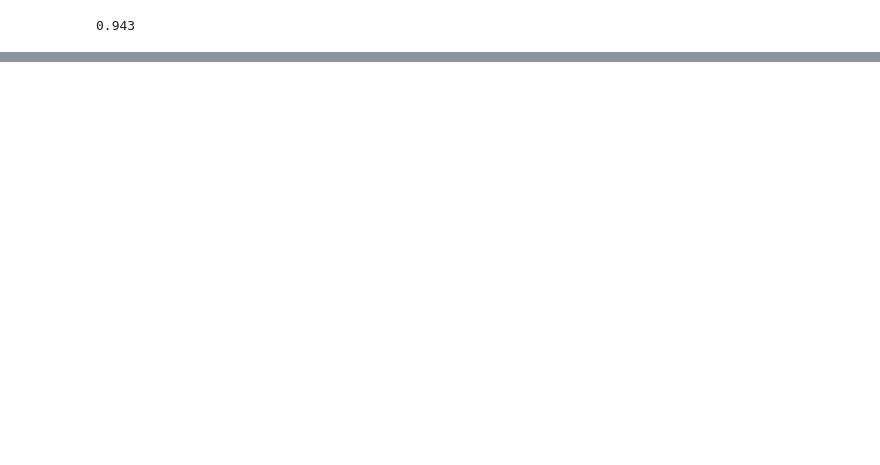
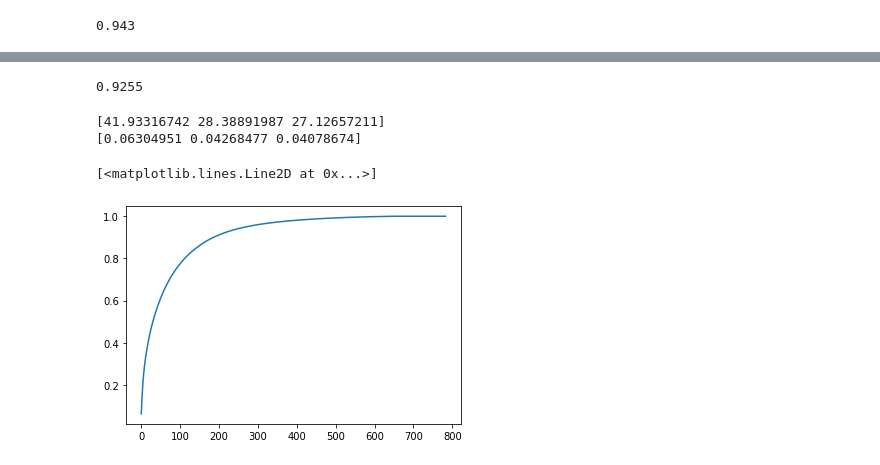
Before and after one commit to MSHAHID1122/PCA-MNIST-dataset-, a Jupyter notebook: pca.ipynb, the cells around one changed output, grey strips where cells are left out. Drawn from its saved outputs; the diff is of its cells as text; code cells hidden in the pictures; blank space fills up the shorter version.

```diff
--- a/pca.ipynb
+++ b/pca.ipynb
@@ -51,3 +51,8 @@ from sklearn.metrics import accuracy_score
 accuracy_score(y_test,y_pred)
 # %% [output]
 0.943
+# %%
+from sklearn.preprocessing import StandardScaler
+scaler = StandardScaler()
+X_train = scaler.fit_transform(X_train)
+X_test = scaler.transform(X_test)
@@ -53,0 +71,4 @@ accuracy_score(y_test,y_pred)
+# %%
+print(accuracy_score(y_test,predicted_values))
+# %% [output]
+0.9255
@@ -53,0 +89,6 @@ accuracy_score(y_test,y_pred)
+# %%
+print(pca.explained_variance_)
+print(pca.explained_variance_ratio_)
+# %% [output]
+[41.93316742 28.38891987 27.12657211]
+[0.06304951 0.04268477 0.04078674]
@@ -53,0 +101,10 @@ accuracy_score(y_test,y_pred)
+# %%
+import matplotlib.pyplot as plt
+pca = PCA(n_components=None)
+X_train_pca = pca.fit_transform(X_train)
+X_test_pca = pca.transform(X_test)
+
+plt.plot(np.cumsum(pca.explained_variance_ratio_))
+# %% [output]
+[<matplotlib.lines.Line2D at 0x...>]
+[figure, added]
```
Also changed, not shown: parts of 9 cells of this notebook.
